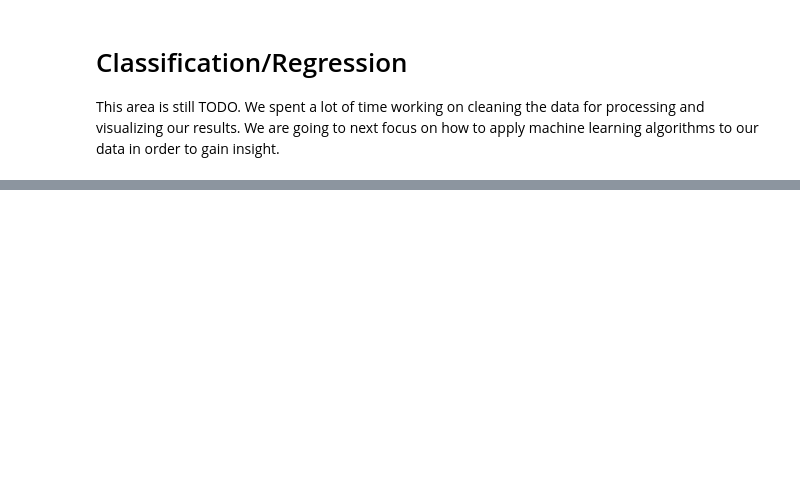
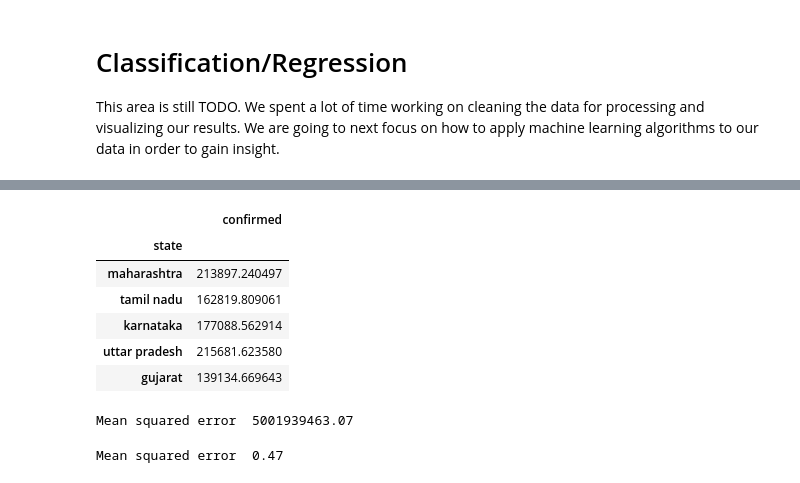
Before and after one commit to sah72/CISC-451-839-final_project-report, a Jupyter notebook: Final_Project_CISC451_839.ipynb, the cells around one changed output, grey strips where cells are left out. Drawn from its saved outputs; the diff is of its cells as text; code cells hidden in the pictures; blank space fills up the shorter version.

```diff
--- a/Final_Project_CISC451_839.ipynb
+++ b/Final_Project_CISC451_839.ipynb
@@ -395,0 +414,50 @@ This area is still TODO. We spent a lot of time working on cleaning the data for
+# %%
+#now we are left with a 23*5 data matrix, maybe build a regression on that. However, there is absolutely no accuracy since we only have 23 entries..
+
+features=all_df.drop(columns='confirmed')
+features.shape
+target=pd.DataFrame(all_df['confirmed'])
+model=LinearRegression().fit(features,target)
+
+predict=model.predict(features)
+# %%
+predict=pd.DataFrame(predict,index=all_df.index)
+predict=predict.rename(columns={0:'confirmed'})
+# %%
+predict.head()
+# %% [output]
+|  | confirmed |
+| state |  |
+| maharashtra | 213897.240497 |
+| tamil nadu | 162819.809061 |
+| karnataka | 177088.562914 |
+| uttar pradesh | 215681.623580 |
+| gujarat | 139134.669643 |
+# %%
+import sklearn.metrics as sm
+#Evaluation of mean squared error of all the states.
+mean_sq_error =round(sm.mean_squared_error(all_df['confirmed'], predict),2)
+
+print("Mean squared error ",mean_sq_error)
+# %% [output]
+Mean squared error  5001939463.07
+# %%
+from sklearn.preprocessing import StandardScaler
+#Evaluation of mean squared error with no outliers.
+
+#Standardizing the data.
+scaler = StandardScaler()
+scaled_data = pd.DataFrame(scaler.fit_transform(no_outliers), columns=no_outliers.columns)
+
+features=scaled_data.drop(columns='confirmed')
+features.shape
+target=pd.DataFrame(scaled_data['confirmed'])
+model=LinearRegression().fit(features,target)
+predict=model.predict(features)
+
+
+mean_sq_error =round(sm.mean_squared_error(scaled_data['confirmed'], predict),2)
+
+print("Mean squared error ",mean_sq_error)
+# %% [output]
+Mean squared error  0.47
```
Also changed, not shown: parts of 3 cells of this notebook.
